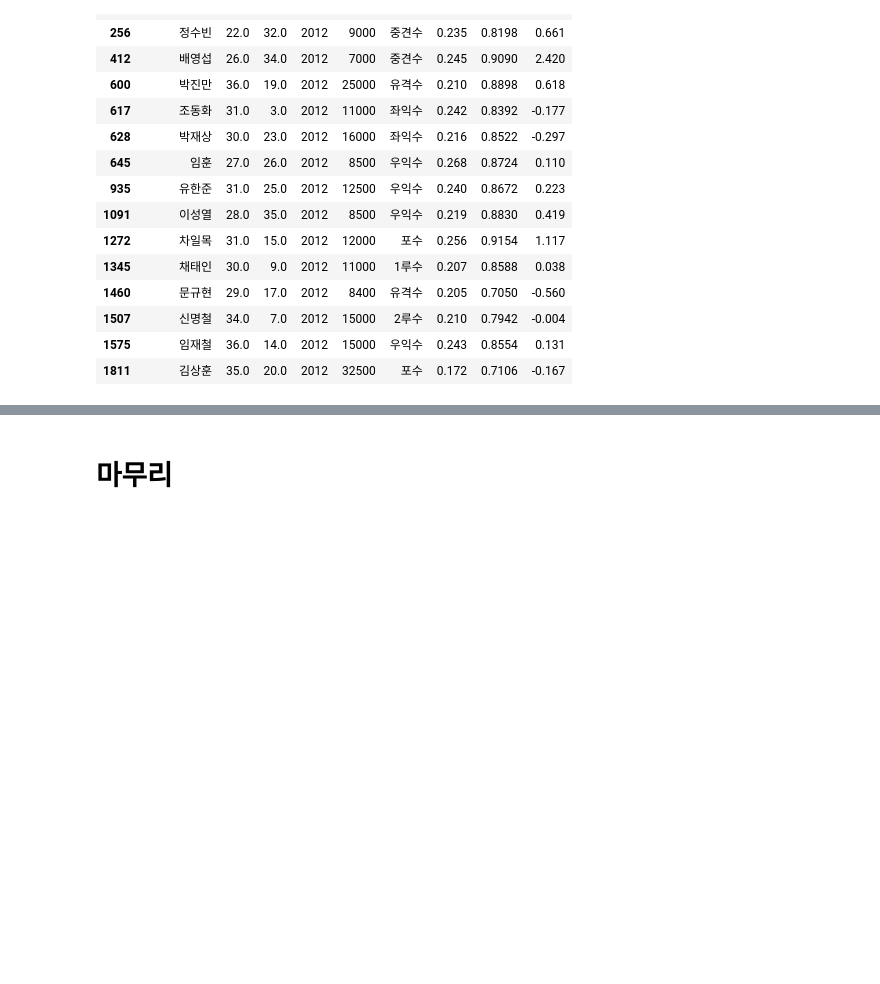
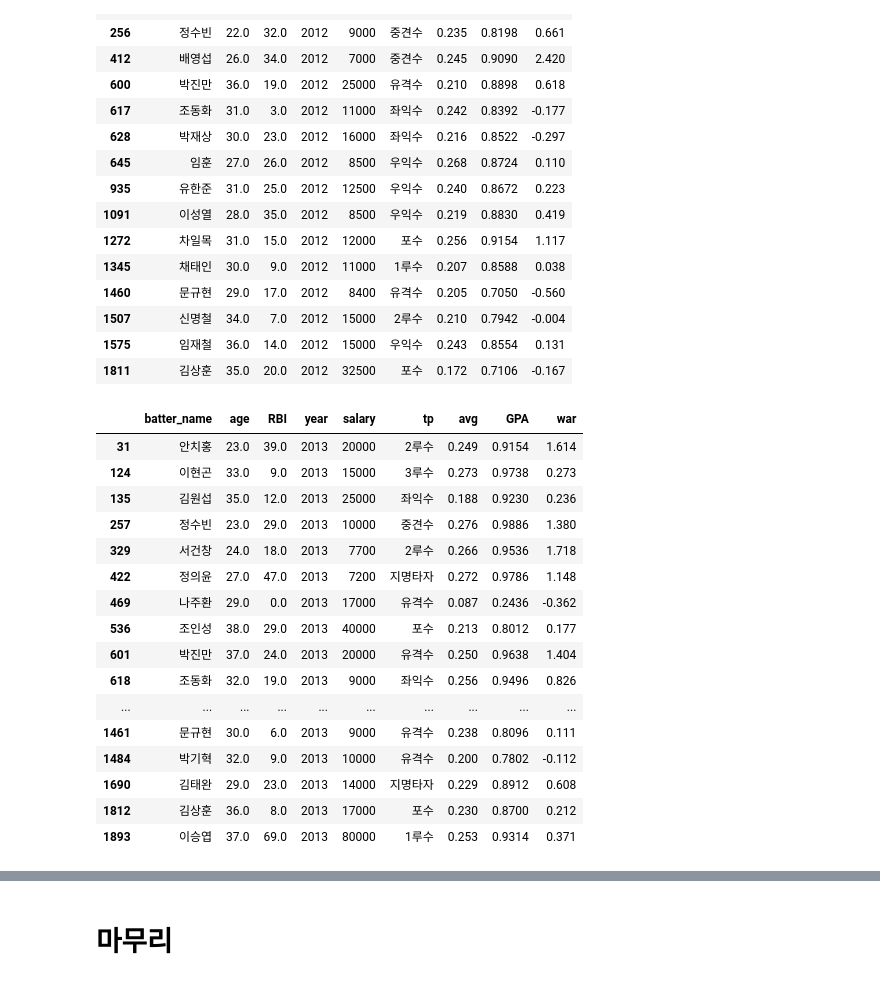
Before and after one commit to kkalkkkal/Datathon_KBO, a Jupyter notebook: KBO_MoneyBall.ipynb, the cells around one changed output, grey strips where cells are left out. Saved outputs shown, nothing was run; the diff lists cells and outputs as text; code cells hidden in the pictures; blank space fills up the shorter version.

```diff
--- a/KBO_MoneyBall.ipynb
+++ b/KBO_MoneyBall.ipynb
@@ -1194,3 +1251,28 @@ data2012
 | 1507 | 신명철 | 34.0 | 7.0 | 2012 | 15000 | 2루수 | 0.210 | 0.7942 | -0.004 |
 | 1575 | 임재철 | 36.0 | 14.0 | 2012 | 15000 | 우익수 | 0.243 | 0.8554 | 0.131 |
 | 1811 | 김상훈 | 35.0 | 20.0 | 2012 | 32500 | 포수 | 0.172 | 0.7106 | -0.167 |
+# %%
+# 2013년도 과평가 된 사람 필터링 하기
+
+data4 = data3[data3['year'] == 2013]
+data5 = data4[data4['GPA']<y_gpa_median[2013]]
+data2013 = data5[data5['salary'] > salary_median[2013]]
+data2013
+# %% [output]
+|  | batter_name | age | RBI | year | salary | tp | avg | GPA | war |
+| 31 | 안치홍 | 23.0 | 39.0 | 2013 | 20000 | 2루수 | 0.249 | 0.9154 | 1.614 |
+| 124 | 이현곤 | 33.0 | 9.0 | 2013 | 15000 | 3루수 | 0.273 | 0.9738 | 0.273 |
+| 135 | 김원섭 | 35.0 | 12.0 | 2013 | 25000 | 좌익수 | 0.188 | 0.9230 | 0.236 |
+| 257 | 정수빈 | 23.0 | 29.0 | 2013 | 10000 | 중견수 | 0.276 | 0.9886 | 1.380 |
+| 329 | 서건창 | 24.0 | 18.0 | 2013 | 7700 | 2루수 | 0.266 | 0.9536 | 1.718 |
+| 422 | 정의윤 | 27.0 | 47.0 | 2013 | 7200 | 지명타자 | 0.272 | 0.9786 | 1.148 |
+| 469 | 나주환 | 29.0 | 0.0 | 2013 | 17000 | 유격수 | 0.087 | 0.2436 | -0.362 |
+| 536 | 조인성 | 38.0 | 29.0 | 2013 | 40000 | 포수 | 0.213 | 0.8012 | 0.177 |
+| 601 | 박진만 | 37.0 | 24.0 | 2013 | 20000 | 유격수 | 0.250 | 0.9638 | 1.404 |
+| 618 | 조동화 | 32.0 | 19.0 | 2013 | 9000 | 좌익수 | 0.256 | 0.9496 | 0.826 |
+| ... | ... | ... | ... | ... | ... | ... | ... | ... | ... |
+| 1461 | 문규현 | 30.0 | 6.0 | 2013 | 9000 | 유격수 | 0.238 | 0.8096 | 0.111 |
+| 1484 | 박기혁 | 32.0 | 9.0 | 2013 | 10000 | 유격수 | 0.200 | 0.7802 | -0.112 |
+| 1690 | 김태완 | 29.0 | 23.0 | 2013 | 14000 | 지명타자 | 0.229 | 0.8912 | 0.608 |
+| 1812 | 김상훈 | 36.0 | 8.0 | 2013 | 17000 | 포수 | 0.230 | 0.8700 | 0.212 |
+| 1893 | 이승엽 | 37.0 | 69.0 | 2013 | 80000 | 1루수 | 0.253 | 0.9314 | 0.371 |
```
Also changed, not shown: parts of 9 cells of this notebook.
